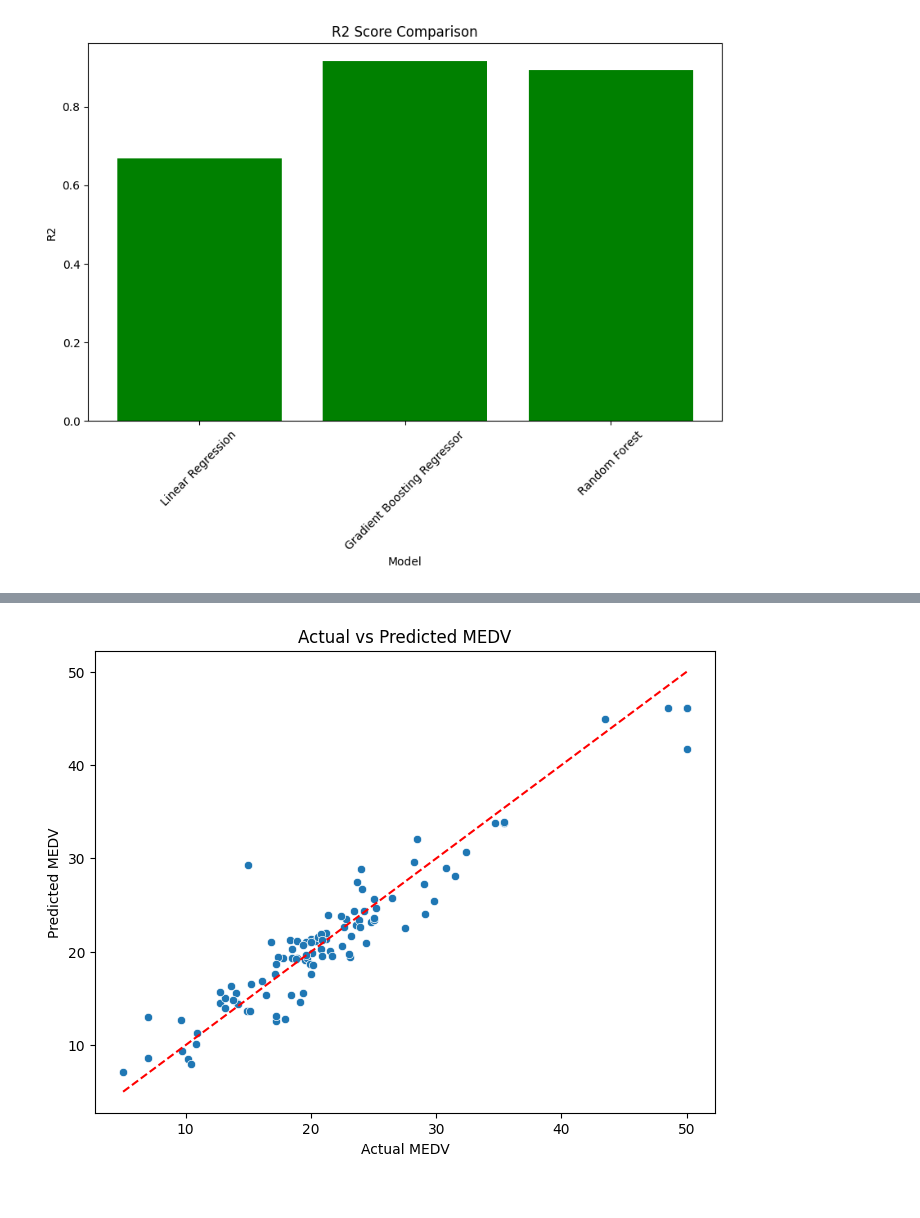
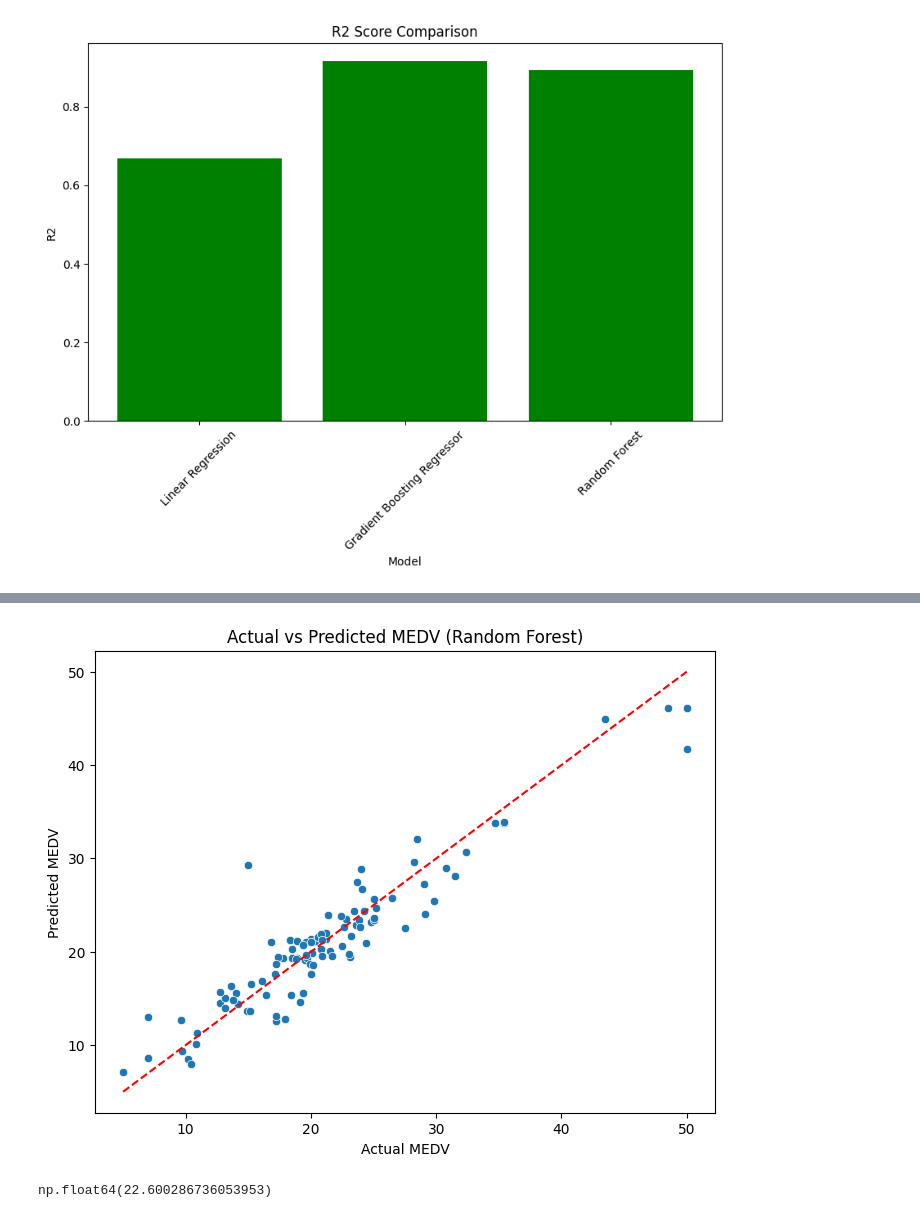
Before and after one commit to luthfi2603/Tubes-DWBI-Kelompok-2, a Jupyter notebook: Challenge2/tubes-data-no-outlier-handle.ipynb, the cells around one changed output, grey strips where cells are left out. Drawn from its saved outputs; the diff is of its cells as text; code cells hidden in the pictures.

```diff
--- a/Challenge2/tubes-data-no-outlier-handle.ipynb
+++ b/Challenge2/tubes-data-no-outlier-handle.ipynb
@@ -391,10 +391,10 @@ plt.show()
 # %%
 plt.figure(figsize=(8,6))
 sns.scatterplot(x=y_test, y=y_pred_rf)
 plt.xlabel("Actual MEDV")
 plt.ylabel("Predicted MEDV")
-plt.title("Actual vs Predicted MEDV")
+plt.title("Actual vs Predicted MEDV (Random Forest)")
 plt.plot([y.min(), y.max()], [y.min(), y.max()], color='red', linestyle='--')  # line y=x
 plt.show()
 # %% [output]
-[figure, old version]
+[figure, new version]
@@ -400,0 +421,4 @@ plt.show()
+# %%
+predicted_price[0]
+# %% [output]
+np.float64(22.600286736053953)
```
Also changed, not shown: parts of 6 cells of this notebook, 2 other files.
